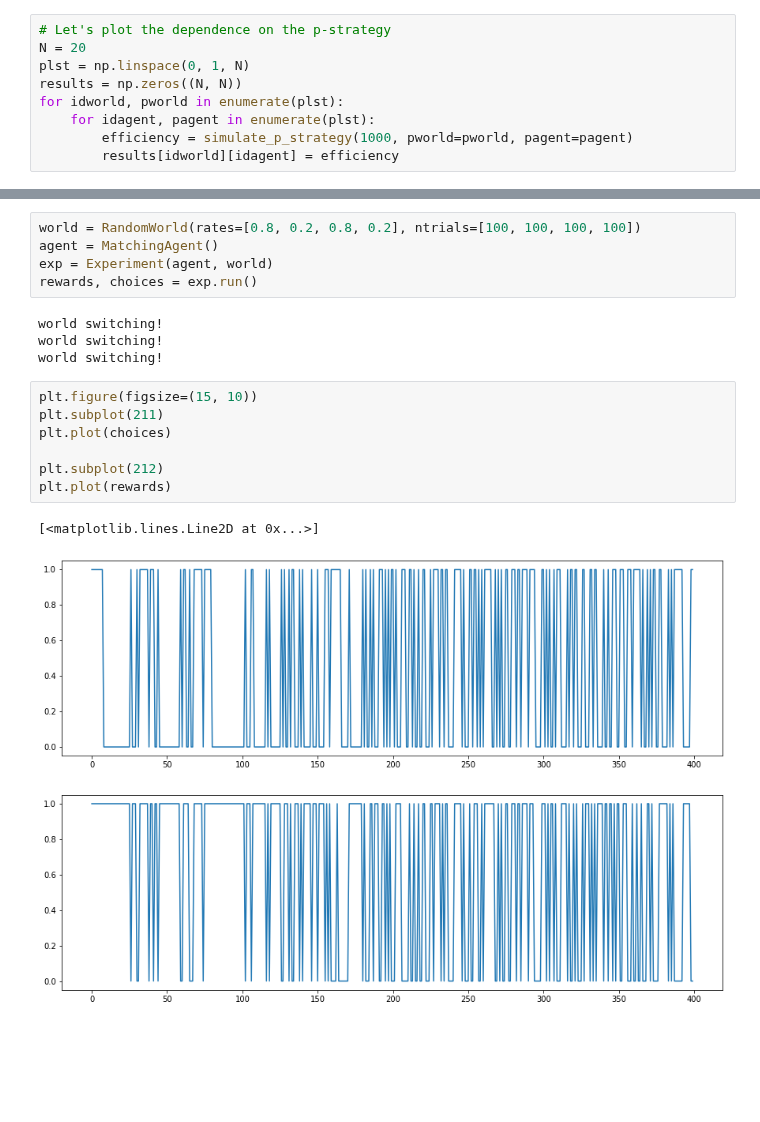
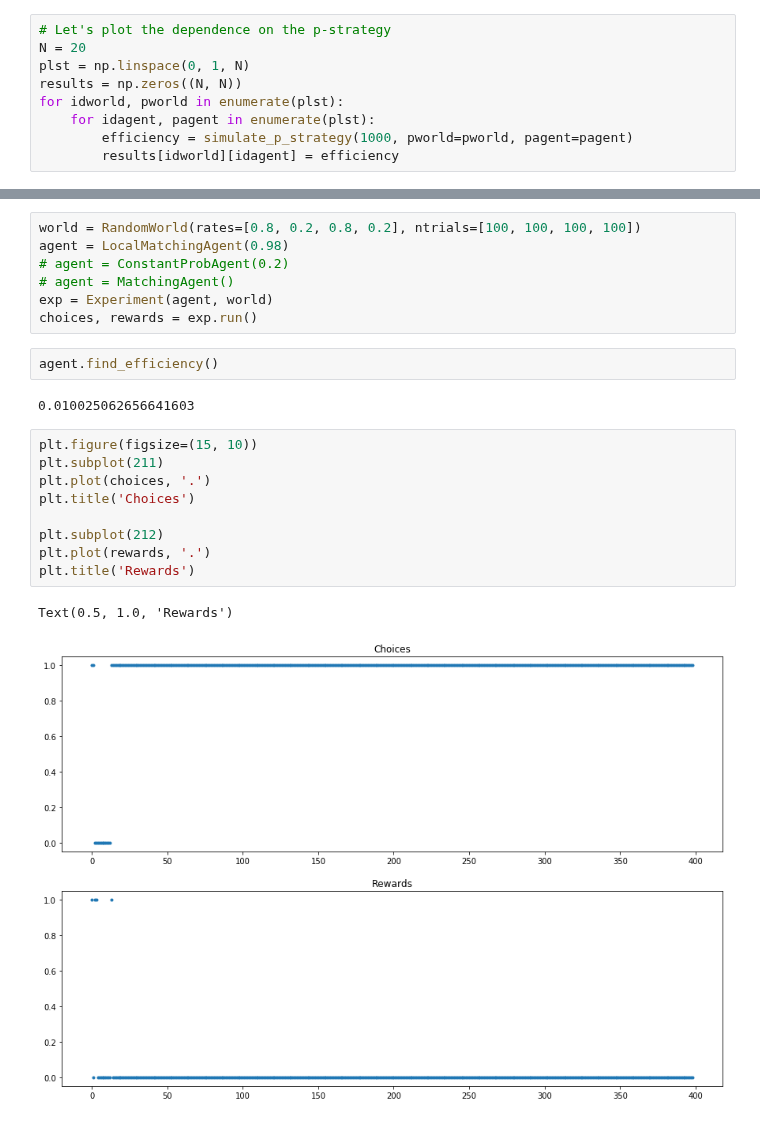
Before and after one commit to nhat-le/switching-simulations, a Jupyter notebook: matchingSimulationsPython.ipynb, the cells around one changed output, grey strips where cells are left out. Cells and saved outputs as stored; diff of their text form; blank space fills up the shorter version.

```diff
--- a/matchingSimulationsPython.ipynb
+++ b/matchingSimulationsPython.ipynb
@@ -174,19 +127,23 @@ plt.imshow(results)
 # %%
 world = RandomWorld(rates=[0.8, 0.2, 0.8, 0.2], ntrials=[100, 100, 100, 100])
-agent = MatchingAgent()
+agent = LocalMatchingAgent(0.98)
+# agent = ConstantProbAgent(0.2)
+# agent = MatchingAgent()
 exp = Experiment(agent, world)
-rewards, choices = exp.run()
+choices, rewards = exp.run()
-# %% [output]
-world switching!
-world switching!
-world switching!
+# %%
+agent.find_efficiency()
+# %% [output]
+0.010025062656641603
 # %%
 plt.figure(figsize=(15, 10))
 plt.subplot(211)
-plt.plot(choices)
+plt.plot(choices, '.')
+plt.title('Choices')
 
 plt.subplot(212)
-plt.plot(rewards)
+plt.plot(rewards, '.')
+plt.title('Rewards')
 # %% [output]
-[<matplotlib.lines.Line2D at 0x...>]
+Text(0.5, 1.0, 'Rewards')
-[figure, old version]
+[figure, new version]
```
Also changed, not shown: parts of 20 cells of this notebook, 1 other file.
